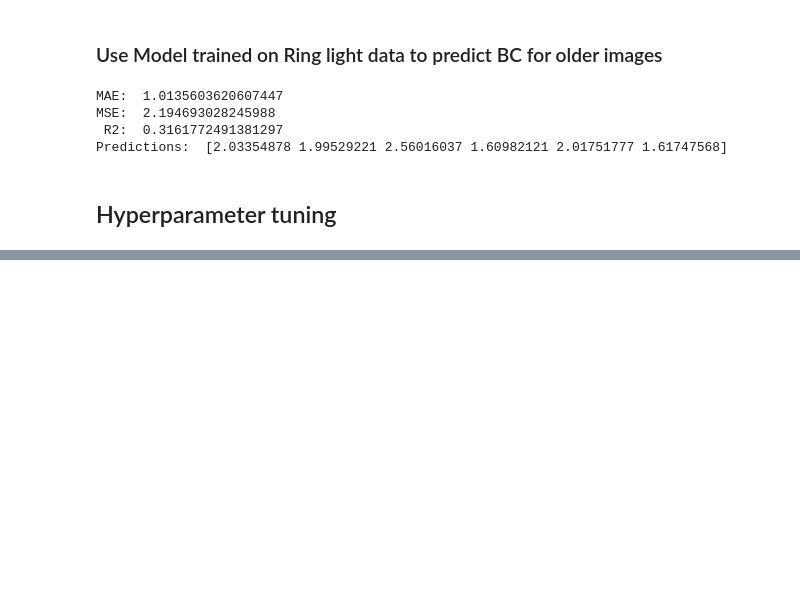
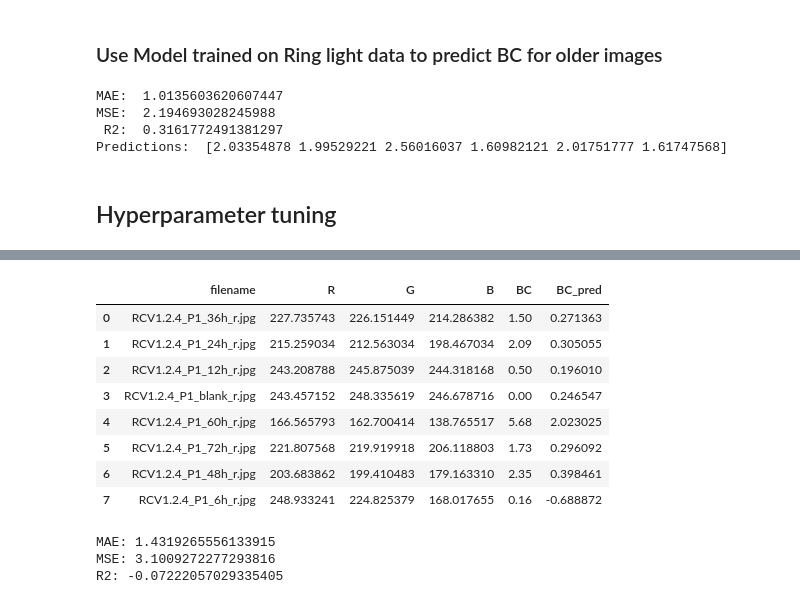
Before and after one commit to Eloyjaws/filter_extraction, a Jupyter notebook: analysis/ML.ipynb, the cells around one changed output, grey strips where cells are left out. Cells and saved outputs as stored; diff of their text form; code cells hidden in the pictures; blank space fills up the shorter version.

```diff
--- a/analysis/ML.ipynb
+++ b/analysis/ML.ipynb
@@ -240,0 +243,3 @@ Predictions:  [2.03354878 1.99529221 2.56016037 1.60982121 2.01751777 1.61747568
+# %%
+df_test = pd.read_csv("test_data.csv")
+df_test
@@ -240,0 +269,22 @@ Predictions:  [2.03354878 1.99529221 2.56016037 1.60982121 2.01751777 1.61747568
+# %%
+df_test["BC_pred"] = model.predict(df_test[["R", "G", "B"]])
+df_test
+# %% [output]
+|  | filename | R | G | B | BC | BC_pred |
+| 0 | RCV1.2.4_P1_36h_r.jpg | 227.735743 | 226.151449 | 214.286382 | 1.50 | 0.271363 |
+| 1 | RCV1.2.4_P1_24h_r.jpg | 215.259034 | 212.563034 | 198.467034 | 2.09 | 0.305055 |
+| 2 | RCV1.2.4_P1_12h_r.jpg | 243.208788 | 245.875039 | 244.318168 | 0.50 | 0.196010 |
+| 3 | RCV1.2.4_P1_blank_r.jpg | 243.457152 | 248.335619 | 246.678716 | 0.00 | 0.246547 |
+| 4 | RCV1.2.4_P1_60h_r.jpg | 166.565793 | 162.700414 | 138.765517 | 5.68 | 2.023025 |
+| 5 | RCV1.2.4_P1_72h_r.jpg | 221.807568 | 219.919918 | 206.118803 | 1.73 | 0.296092 |
+| 6 | RCV1.2.4_P1_48h_r.jpg | 203.683862 | 199.410483 | 179.163310 | 2.35 | 0.398461 |
+| 7 | RCV1.2.4_P1_6h_r.jpg | 248.933241 | 224.825379 | 168.017655 | 0.16 | -0.688872 |
+# %%
+y_test, y_pred = df_test['BC'], df_test['BC_pred']
+mae, mse, r2 = mean_absolute_error(y_test, y_pred), mean_squared_error(y_test, y_pred), r2_score(y_test, y_pred)
+
+print("MAE: ", mae, "\nMSE: ", mse, "\nR2: ", r2, sep="")
+# %% [output]
+MAE: 1.4319265556133915
+MSE: 3.1009272277293816
+R2: -0.07222057029335405
```
Also changed, not shown: parts of 7 cells of this notebook, 20 other files.
